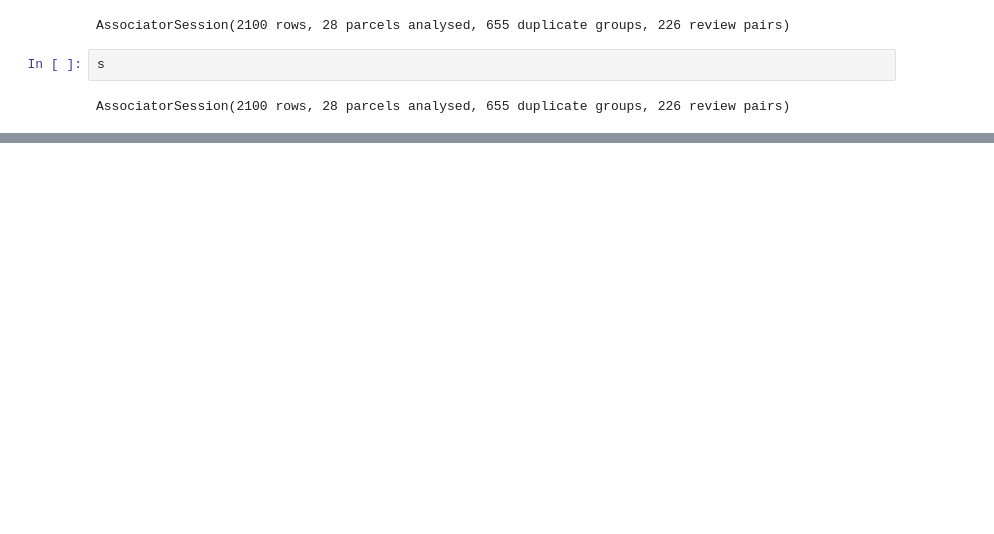
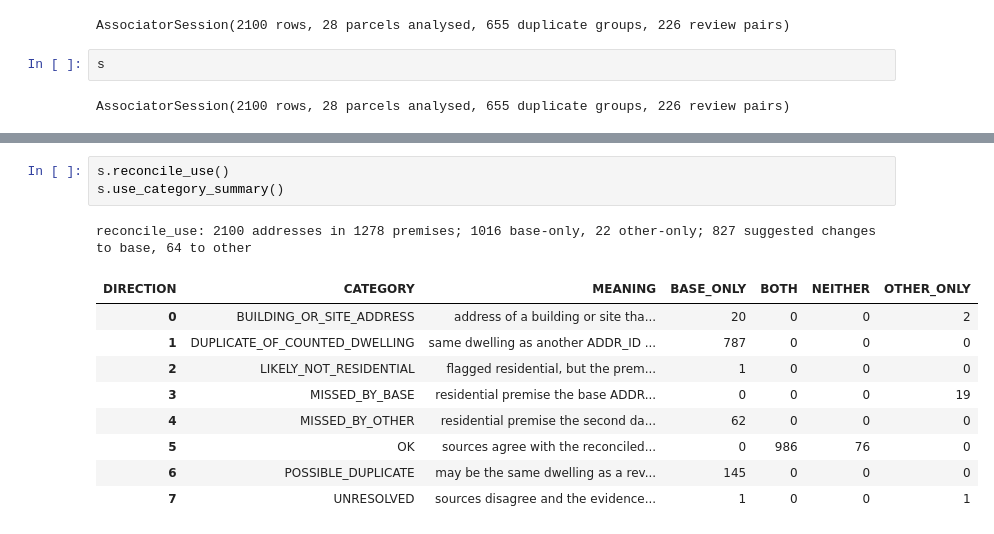
Before and after one commit to angusb99/Parcel_Schematic_V2, a Jupyter notebook: notebooks/parcel_address_associator.ipynb, the cells around one changed output, grey strips where cells are left out. Cells and saved outputs as stored; diff of their text form; blank space fills up the shorter version.

```diff
--- a/notebooks/parcel_address_associator.ipynb
+++ b/notebooks/parcel_address_associator.ipynb
@@ -502,0 +441,14 @@ AssociatorSession(2100 rows, 28 parcels analysed, 655 duplicate groups, 226 revi
+# %%
+s.reconcile_use()
+s.use_category_summary()
+# %% [output]
+reconcile_use: 2100 addresses in 1278 premises; 1016 base-only, 22 other-only; 827 suggested changes to base, 64 to other
+| DIRECTION | CATEGORY | MEANING | BASE_ONLY | BOTH | NEITHER | OTHER_ONLY |
+| 0 | BUILDING_OR_SITE_ADDRESS | address of a building or site tha... | 20 | 0 | 0 | 2 |
+| 1 | DUPLICATE_OF_COUNTED_DWELLING | same dwelling as another ADDR_ID ... | 787 | 0 | 0 | 0 |
+| 2 | LIKELY_NOT_RESIDENTIAL | flagged residential, but the prem... | 1 | 0 | 0 | 0 |
+| 3 | MISSED_BY_BASE | residential premise the base ADDR... | 0 | 0 | 0 | 19 |
+| 4 | MISSED_BY_OTHER | residential premise the second da... | 62 | 0 | 0 | 0 |
+| 5 | OK | sources agree with the reconciled... | 0 | 986 | 76 | 0 |
+| 6 | POSSIBLE_DUPLICATE | may be the same dwelling as a rev... | 145 | 0 | 0 | 0 |
+| 7 | UNRESOLVED | sources disagree and the evidence... | 1 | 0 | 0 | 1 |
```
Also changed, not shown: parts of 31 cells of this notebook, 12 other files.
